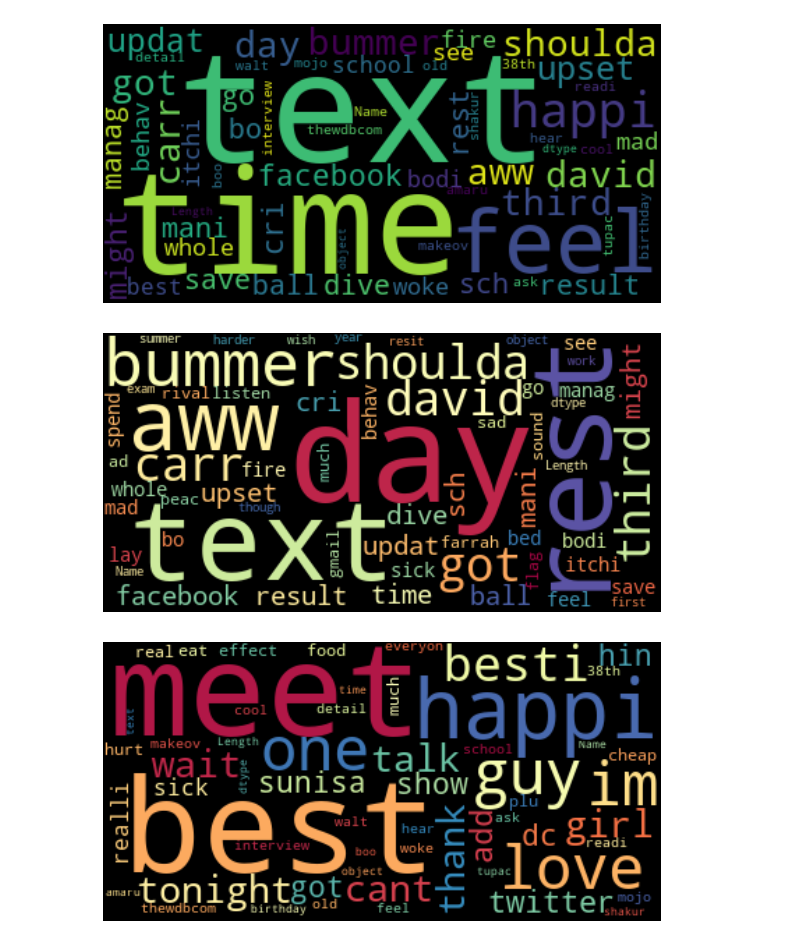
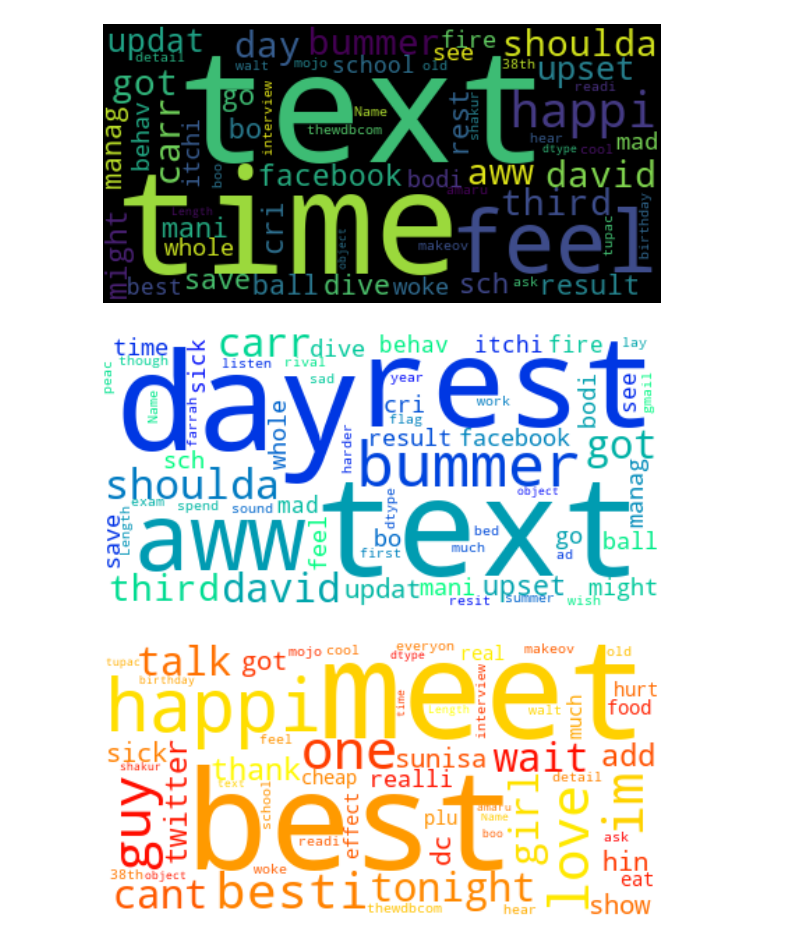
Before and after one commit to caroacostatovany/sentiment_analysis_tweets, a Jupyter notebook: notebooks/EDA.ipynb, the cells around one changed output. Drawn from its saved outputs; the diff is of its cells as text; code cells hidden in the pictures.

Commit message:
colores bien wordcloud

```diff
--- a/notebooks/EDA.ipynb
+++ b/notebooks/EDA.ipynb
@@ -208,18 +208,18 @@ plt.show()
 negativo=str(df['text'].loc[df['target'] == 0])
 positivo=str(df['text'].loc[df['target'] == 1])
 # %%
-wordclouds = WordCloud(max_words=100, background_color="black",colormap="Spectral").generate(negativo)
+wordclouds = WordCloud(max_words=100, background_color="white",colormap="winter").generate(negativo)
 plt.figure(figsize=(10, 10))
 plt.imshow(wordclouds, interpolation="bilinear")
 plt.axis("off")
 plt.show()
 # %% [output]
-[figure, old version]
+[figure, new version]
 # %%
-wordclouds = WordCloud( max_words=200, background_color="black",colormap="Spectral").generate(positivo)
+wordclouds = WordCloud( max_words=200, background_color="white",colormap="autumn").generate(positivo)
 plt.figure(figsize=(10, 10))
 plt.imshow(wordclouds, interpolation="bilinear")
 plt.axis("off")
 plt.show()
 # %% [output]
-[figure, old version]
+[figure, new version]
```
